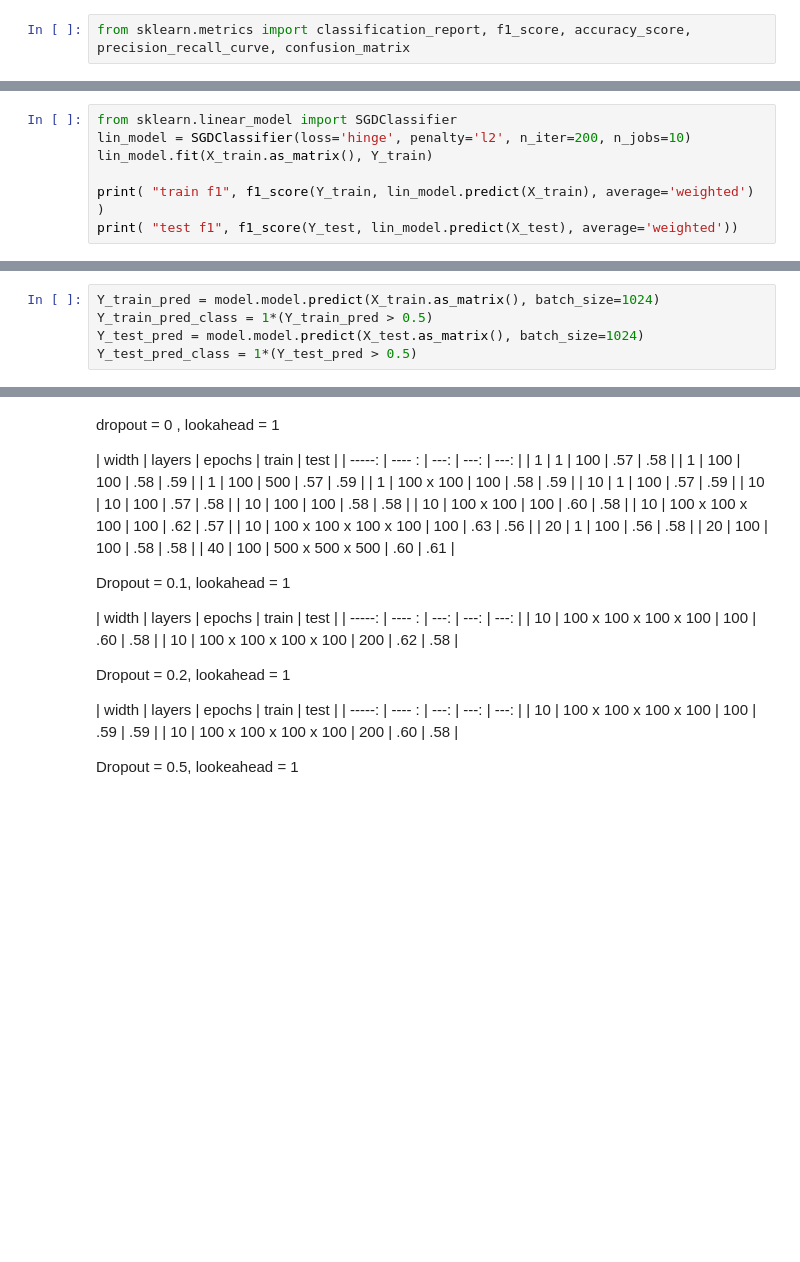
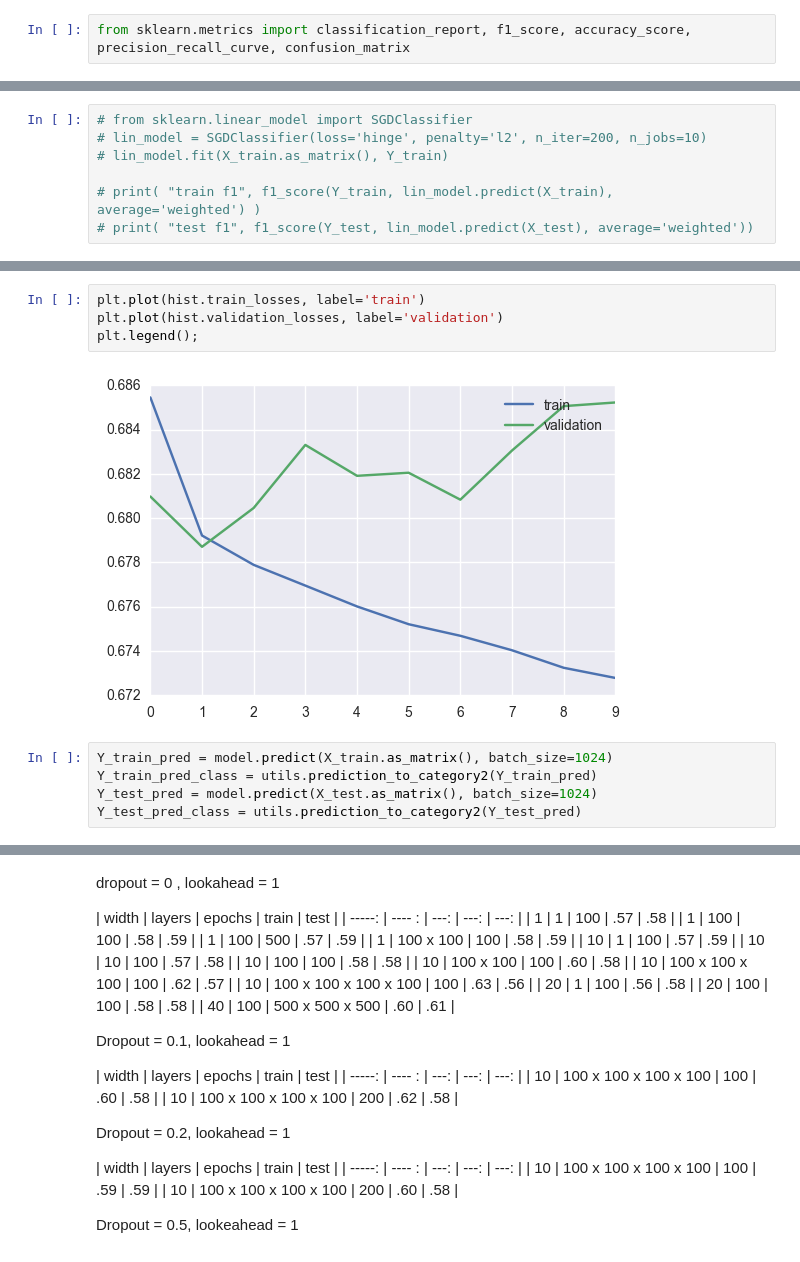
Before and after one commit to andrewwilson/mlnd_capstone, a Jupyter notebook: EvaluateModels.ipynb, the cells around one changed output, grey strips where cells are left out. Drawn from its saved outputs; the diff is of its cells as text; blank space fills up the shorter version.

```diff
--- a/EvaluateModels.ipynb
+++ b/EvaluateModels.ipynb
@@ -33,7 +41,7 @@ n_features: 243
 # %%
-from sklearn.linear_model import SGDClassifier
-lin_model = SGDClassifier(loss='hinge', penalty='l2', n_iter=200, n_jobs=10)
-lin_model.fit(X_train.as_matrix(), Y_train)
+# from sklearn.linear_model import SGDClassifier
+# lin_model = SGDClassifier(loss='hinge', penalty='l2', n_iter=200, n_jobs=10)
+# lin_model.fit(X_train.as_matrix(), Y_train)
 
-print( "train f1", f1_score(Y_train, lin_model.predict(X_train), average='weighted') )
-print( "test f1", f1_score(Y_test, lin_model.predict(X_test), average='weighted'))
+# print( "train f1", f1_score(Y_train, lin_model.predict(X_train), average='weighted') )
+# print( "test f1", f1_score(Y_test, lin_model.predict(X_test), average='weighted'))
@@ -92,8 +102,14 @@ hist = model.model.fit(
+# %%
+plt.plot(hist.train_losses, label='train')
+plt.plot(hist.validation_losses, label='validation')
+plt.legend();
+# %% [output]
+[figure, added]
 # %%
-Y_train_pred = model.model.predict(X_train.as_matrix(), batch_size=1024)
-Y_train_pred_class = 1*(Y_train_pred > 0.5)
-Y_test_pred = model.model.predict(X_test.as_matrix(), batch_size=1024)
-Y_test_pred_class = 1*(Y_test_pred > 0.5)
+Y_train_pred = model.predict(X_train.as_matrix(), batch_size=1024)
+Y_train_pred_class = utils.prediction_to_category2(Y_train_pred)
+Y_test_pred = model.predict(X_test.as_matrix(), batch_size=1024)
+Y_test_pred_class = utils.prediction_to_category2(Y_test_pred)
 # %%
 plt.figure(figsize=(8,4))
 plt.hist(Y_train_pred, alpha=0.5, bins=30, normed=True, label='train')
```
Also changed, not shown: parts of 19 cells of this notebook, 5 other files.
